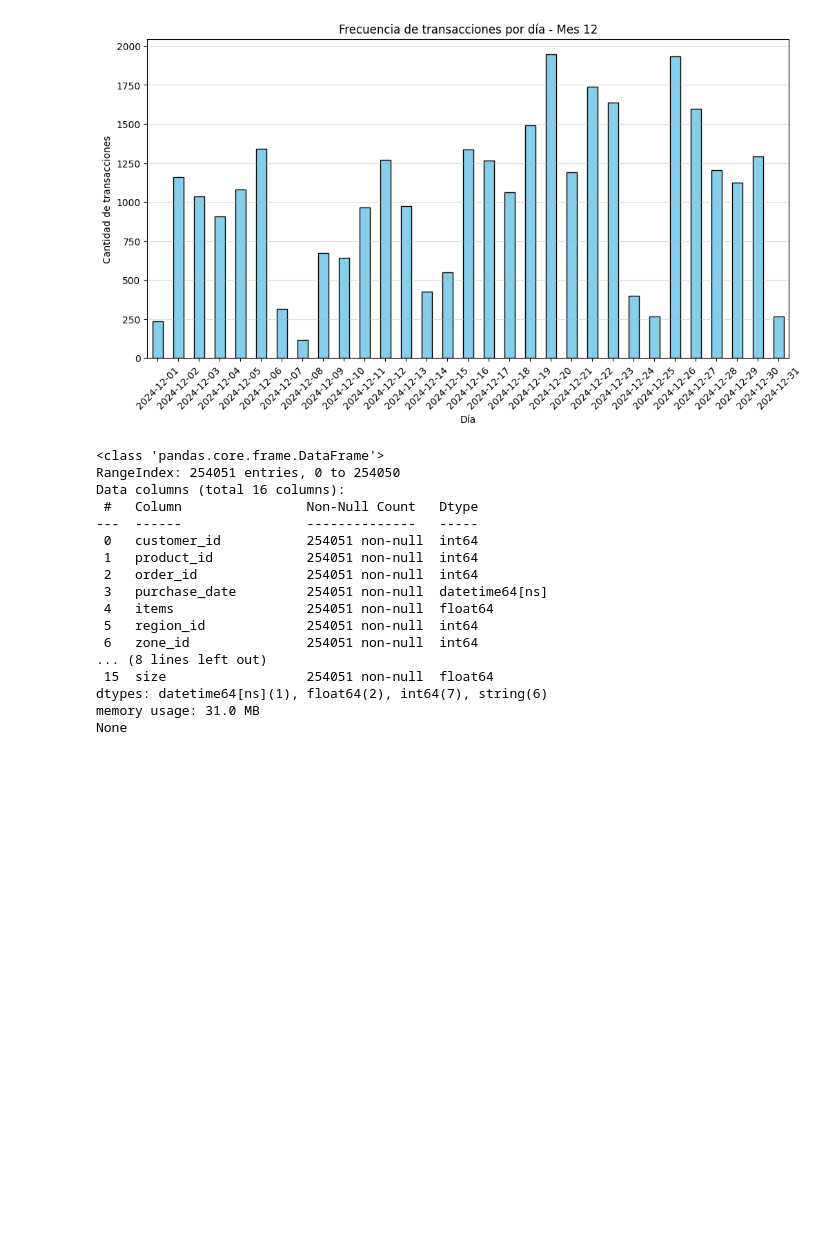
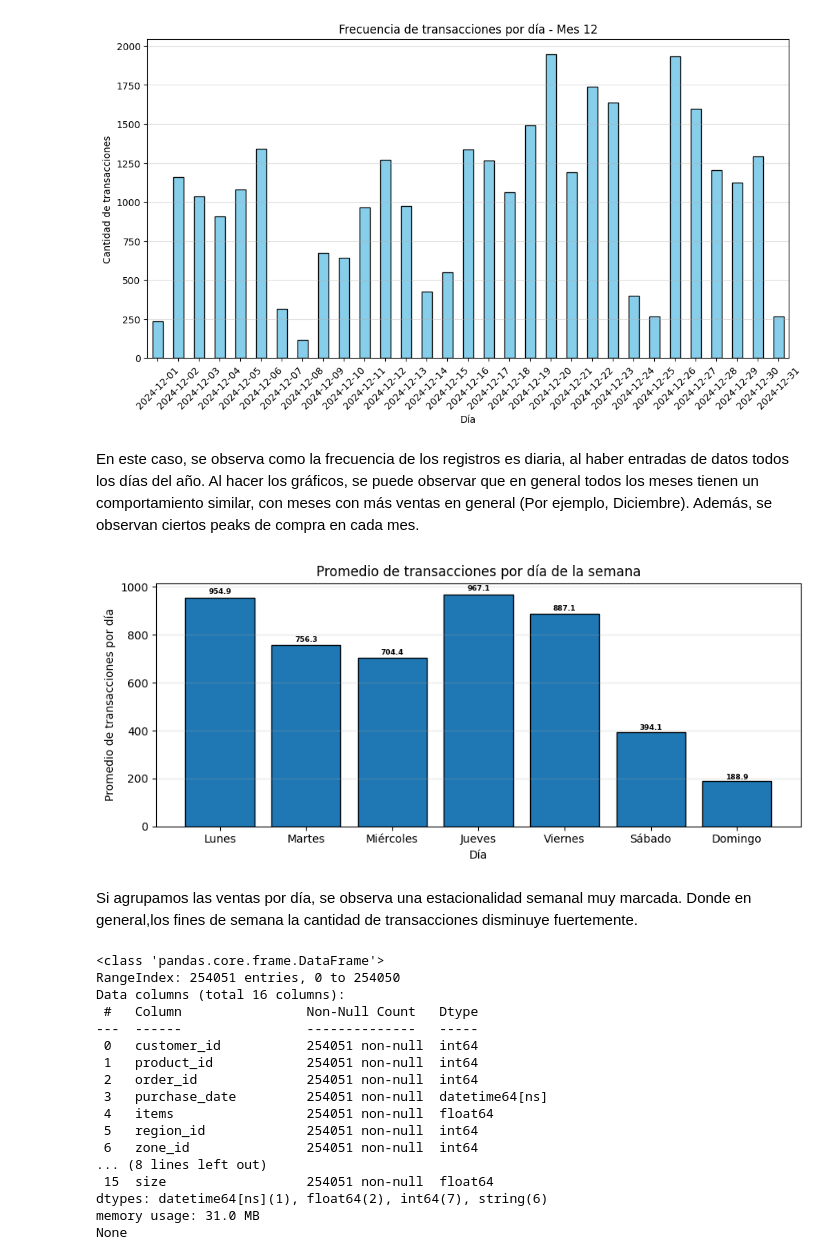
Before and after one commit to Mpalma325/Laboratorio-de-Programacion-Cientifica-para-Ciencia-de-Datos, a Jupyter notebook: Entrega1_LabCDD.ipynb, the cells around one changed output. Drawn from its saved outputs; the diff is of its cells as text; code cells hidden in the pictures; blank space fills up the shorter version.

```diff
--- a/Entrega1_LabCDD.ipynb
+++ b/Entrega1_LabCDD.ipynb
@@ -256,6 +386,32 @@ for mes in range(1, 13):
 [figure]
 [figure]
 [figure]
+# %% [markdown]
+En este caso, se observa como la frecuencia de los registros es diaria, al haber entradas de datos todos los días del año. Al hacer los gráficos, se puede observar que en general todos los meses tienen un comportamiento similar, con meses con más ventas en general (Por ejemplo, Diciembre).
+Además, se observan ciertos peaks de compra en cada mes.
+# %%
+#Transacciones por día.
+diario = data.groupby(data["purchase_date"].dt.normalize()).size()
+prom = diario.groupby(diario.index.dayofweek).mean().reindex(range(7))
+dias = ["Lunes","Martes","Miércoles","Jueves","Viernes","Sábado","Domingo"]
+
+plt.figure(figsize=(9,4))
+bars = plt.bar(dias, prom.values, edgecolor="black")
+plt.title("Promedio de transacciones por día de la semana")
+plt.xlabel("Día"); plt.ylabel("Promedio de transacciones por día")
+plt.grid(axis="y", alpha=0.3)
+
+
+for b, v in zip(bars, prom.values):
+    plt.text(b.get_x()+b.get_width()/2, b.get_height()*1.01, f"{v:.1f}",
+             ha="center", va="bottom", fontweight="bold", fontsize=6.5)
+
+plt.tight_layout()
+plt.show()
+# %% [output]
+[figure, added]
+# %% [markdown]
+Si agrupamos las ventas por día, se observa una estacionalidad semanal muy marcada. Donde en general,los fines de semana la cantidad de transacciones disminuye fuertemente.
 # %%
 #Calidad de Datos.
 data.describe()
```
Also changed, not shown: parts of 48 cells of this notebook.
